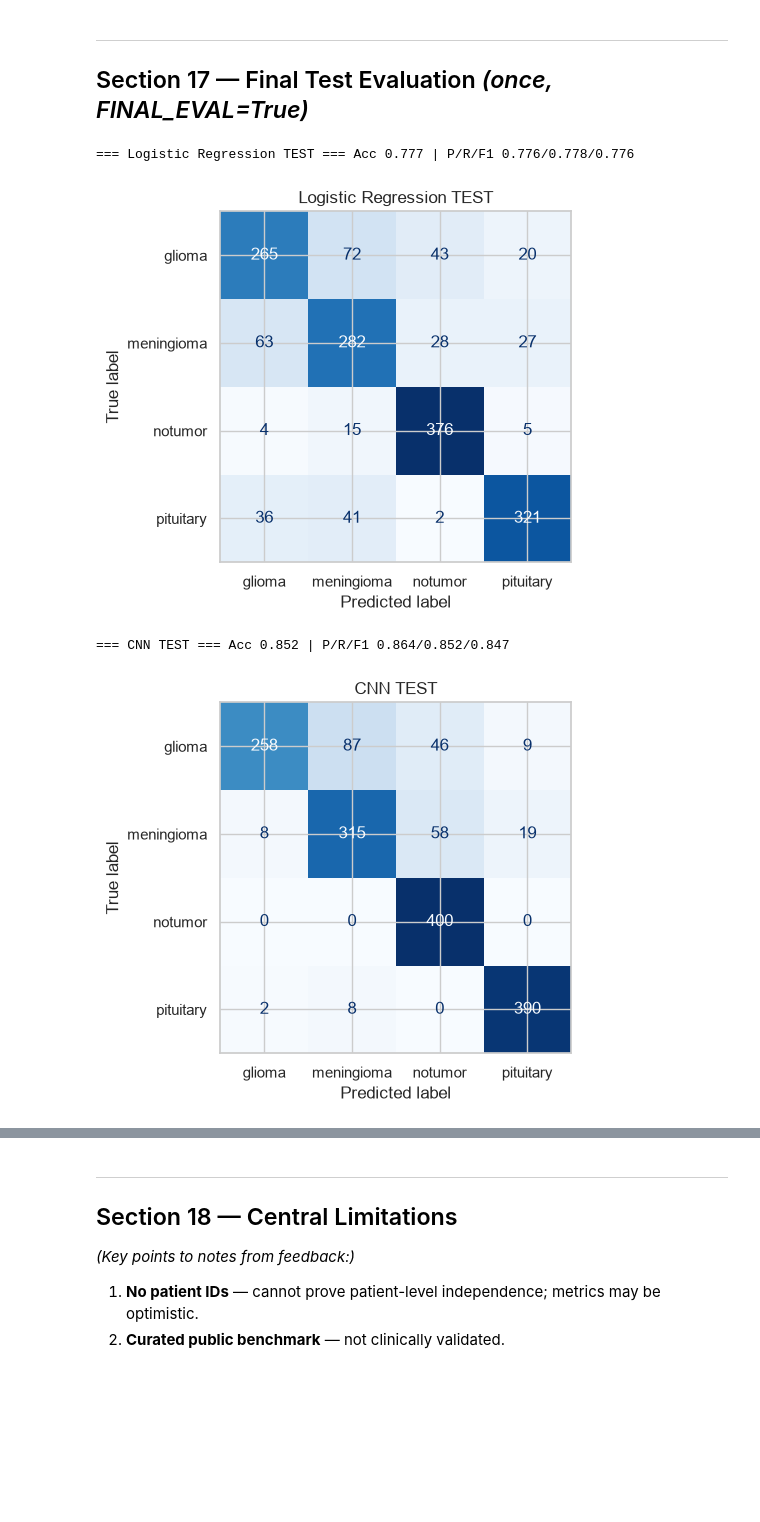
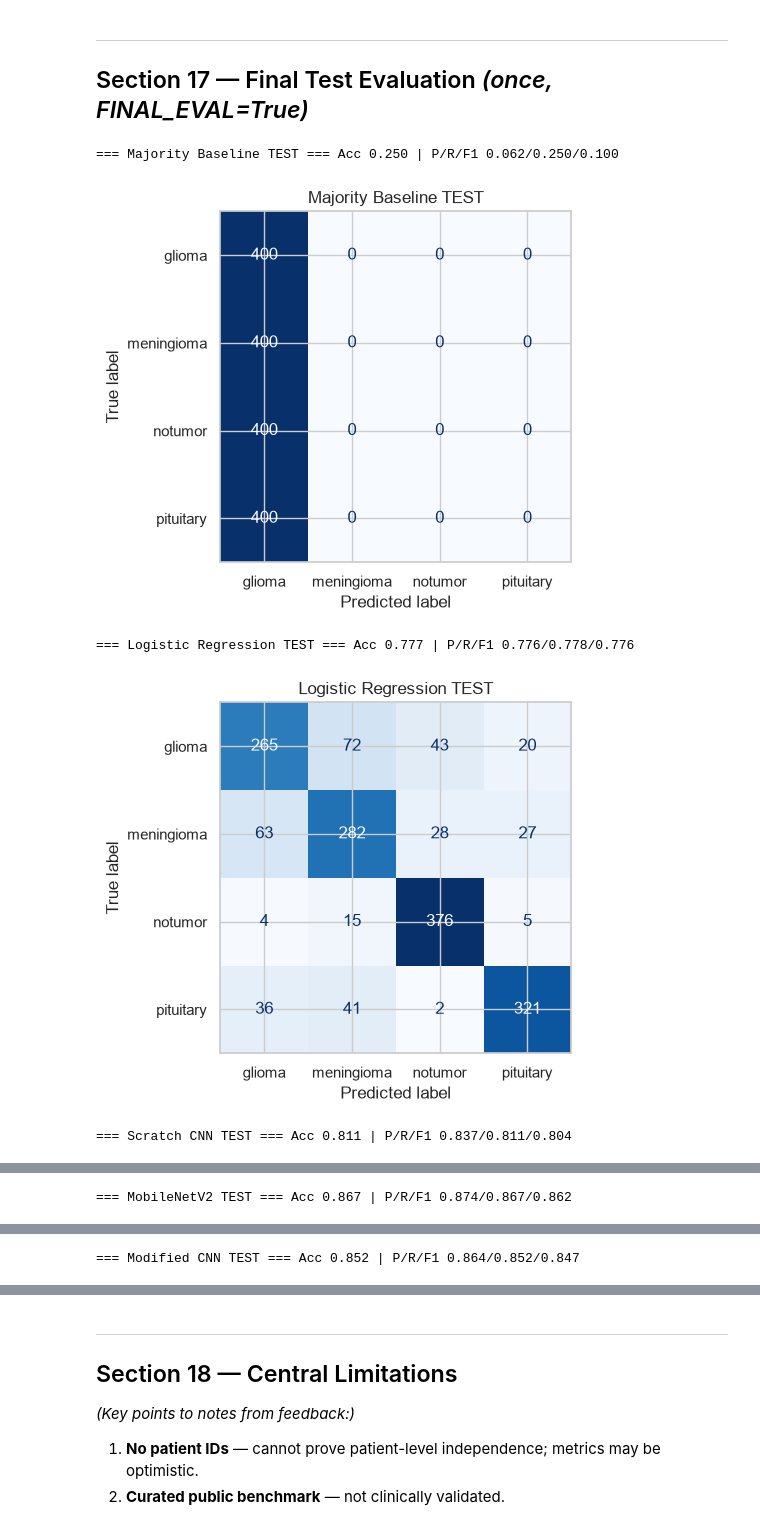
Before and after one commit to inezaodon/tumor-classification, a Jupyter notebook: final_nb_deliverable3_ml.ipynb, the cells around one changed output, grey strips where cells are left out. Cells and saved outputs as stored; diff of their text form; code cells hidden in the pictures; blank space fills up the shorter version.

Commit message:
update nb - test performance

```diff
--- a/final_nb_deliverable3_ml.ipynb
+++ b/final_nb_deliverable3_ml.ipynb
@@ -974,6 +974,10 @@ else:
     modified_proba, y_va_pred_modified = modified_result['proba'], modified_result['pred']
     modified_loss, modified_mis = modified_result['loss'], modified_result['mis']
     comparison.append({'model': 'Modified CNN', 'val_loss': modified_loss, 'accuracy': modified_result['acc'], 'misclassified': modified_mis})
+
+    # Macro F1 + confusion matrix for the Modified CNN (parallels the Scratch CNN / MobileNetV2 rows added in Section 14)
+    m_mod = report_metrics('Modified CNN (val)', y_va, y_va_pred_modified)
+    summary_df.loc['Modified CNN (val)'] = [m_mod[k] for k in ['accuracy', 'precision', 'recall', 'f1']]
 
     # --- A deeper variant (4 conv blocks, 32->64->128->256 filters + RandomZoom) was also tried.
     # It scored marginally better on val loss (0.185 vs 0.192 above) but added complexity without
@@ -1150,13 +1161,50 @@ Misclassified validation images:
 # %%
 if not FINAL_EVAL:
     print('FINAL_EVAL=False — test held out intentionally.')
 else:
-    X_te_sc = scaler.transform(paths_to_flat(test_paths)); y_te = np.array(test_labels)
-    report_metrics('Logistic Regression TEST', y_te, lr.predict(X_te_sc))
-    if cnn is not None:
-        report_metrics('CNN TEST', y_te, predict_cnn_batch(test_paths) if predict_cnn_batch else np.argmax(cnn.predict(paths_to_cnn(test_paths), verbose=0), axis=1))
+    X_te_sc = scaler.transform(paths_to_flat(test_paths))
+    y_te = np.array(test_labels)
+
+    test_results = []
+
+    # Majority baseline + Logistic Regression (always available)
+    test_results.append(report_metrics('Majority Baseline TEST', y_te, dummy.predict(X_te_sc)))
+    lr_te_proba = lr.predict_proba(X_te_sc)
+    m = report_metrics('Logistic Regression TEST', y_te, lr.predict(X_te_sc))
+    m['log_loss'] = log_loss(y_te, lr_te_proba)
+    test_results.append(m)
+
+    # CNNs — only available when RUN_CNN was True during training
+    if cnn_scratch is not None:
+        X_te_g = paths_to_cnn(test_paths)
+        scratch_te_proba = cnn_scratch.predict(X_te_g, verbose=0)
+        m = report_metrics('Scratch CNN TEST', y_te, np.argmax(scratch_te_proba, axis=1))
+        m['log_loss'] = log_loss(y_te, scratch_te_proba)
+        test_results.append(m)
+
+    if cnn_transfer is not None:
+        X_te_rgb = paths_to_cnn_rgb(test_paths)
+        transfer_te_logits = cnn_transfer.predict(X_te_rgb, verbose=0)
+        transfer_te_proba = tf.nn.softmax(transfer_te_logits, axis=1).numpy()
+        m = report_metrics('MobileNetV2 TEST', y_te, np.argmax(transfer_te_proba, axis=1))
+        m['log_loss'] = log_loss(y_te, transfer_te_proba)
+        test_results.append(m)
+
+    if cnn_modified is not None:
+        X_te_g = paths_to_cnn(test_paths)
+        modified_te_proba = cnn_modified.predict(X_te_g, verbose=0)
+        m = report_metrics('Modified CNN TEST', y_te, np.argmax(modified_te_proba, axis=1))
+        m['log_loss'] = log_loss(y_te, modified_te_proba)
+        test_results.append(m)
+
+    test_summary_df = pd.DataFrame(test_results).set_index('model')
+    test_summary_df['errors'] = (1 - test_summary_df['accuracy']).mul(len(y_te)).round().astype(int)
+    test_summary_df.round(4).to_csv(OUTPUT_DIR / 'test_metrics.csv')
+    print('\n=== Test-set performance (n=%d) ===' % len(y_te))
+    print(test_summary_df.round(4))
 # %% [output]
-=== Logistic Regression TEST === Acc 0.777 | P/R/F1 0.776/0.778/0.776
+=== Majority Baseline TEST === Acc 0.250 | P/R/F1 0.062/0.250/0.100
-[figure, old version]
+[figure, new version]
-=== CNN TEST === Acc 0.852 | P/R/F1 0.864/0.852/0.847
+=== Logistic Regression TEST === Acc 0.777 | P/R/F1 0.776/0.778/0.776
-[figure, old version]
+[figure, new version]
+=== Scratch CNN TEST === Acc 0.811 | P/R/F1 0.837/0.811/0.804
@@ -1162,0 +1212 @@ else:
+=== MobileNetV2 TEST === Acc 0.867 | P/R/F1 0.874/0.867/0.862
@@ -1162,0 +1214 @@ else:
+=== Modified CNN TEST === Acc 0.852 | P/R/F1 0.864/0.852/0.847
```
Also changed, not shown: parts of 3 cells of this notebook.
